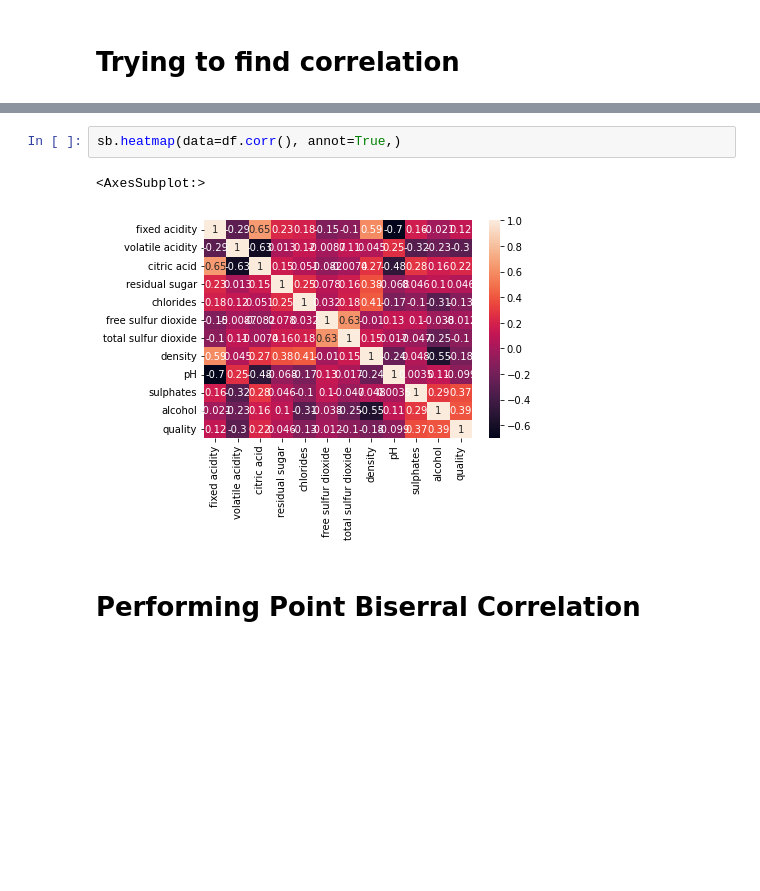
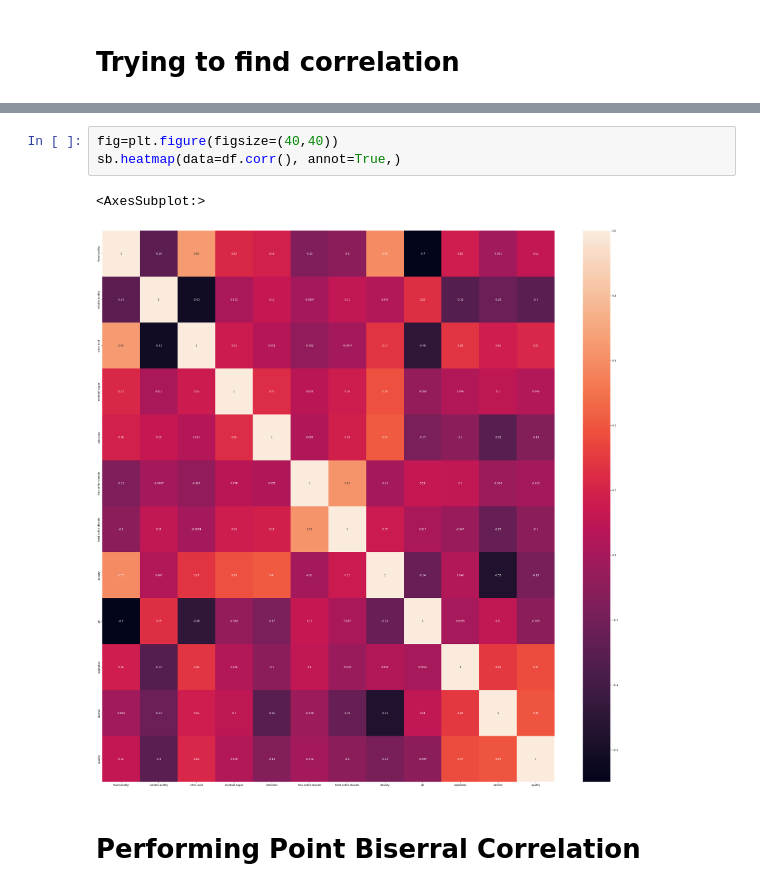
Before and after one commit to danxuZhang/WineQuality, a Jupyter notebook: src/eda.ipynb, the cells around one changed output, grey strips where cells are left out. Drawn from its saved outputs; the diff is of its cells as text; blank space fills up the shorter version.

```diff
--- a/src/eda.ipynb
+++ b/src/eda.ipynb
@@ -164,10 +164,11 @@ df.corr()
 | alcohol | -0.020864 | -0.231145 | 0.164969 | 0.103327 | -0.305552 | -0.037504 | ... |
 | quality | 0.116647 | -0.298032 | 0.218354 | 0.045797 | -0.128923 | -0.011967 | ... |
 # %%
+fig=plt.figure(figsize=(40,40))
 sb.heatmap(data=df.corr(), annot=True,)
 # %% [output]
 <AxesSubplot:>
-[figure, old version]
+[figure, new version]
 # %% [markdown]
 # Performing Point Biserral Correlation
 # %%
```
Also changed, not shown: parts of 5 cells of this notebook, 1 other file.
